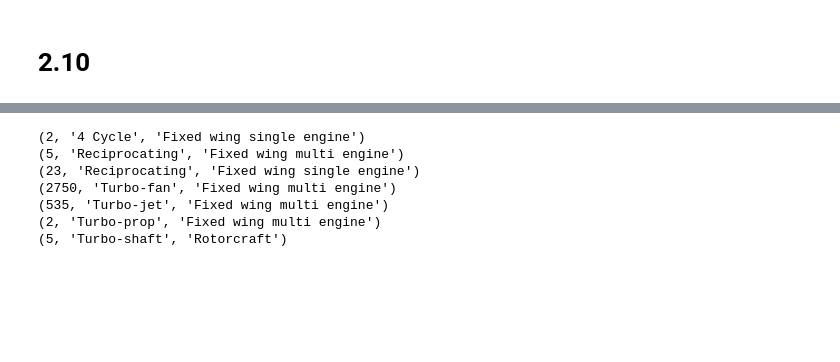
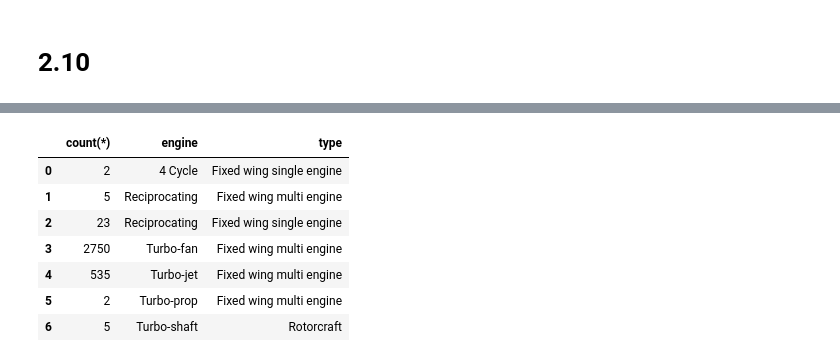
Before and after one commit to sweettirexkiller/numpy-learning, a Jupyter notebook: pandas-exercises.ipynb, the cells around one changed output, grey strips where cells are left out. Drawn from its saved outputs; the diff is of its cells as text; code cells hidden in the pictures; blank space fills up the shorter version.

```diff
--- a/pandas-exercises.ipynb
+++ b/pandas-exercises.ipynb
@@ -276,11 +258,12 @@ for row in con.execute('Select count(*), engine from planes group by engine'):
 # %%
-for row in con.execute('Select count(*), engine, type from planes group by engine,type'):
-    print(row)
+sql_result4 = pd.read_sql_query('select count(*),engine, type from planes group by engine,type', con)
+sql_result4
 # %% [output]
-(2, '4 Cycle', 'Fixed wing single engine')
-(5, 'Reciprocating', 'Fixed wing multi engine')
-(23, 'Reciprocating', 'Fixed wing single engine')
-(2750, 'Turbo-fan', 'Fixed wing multi engine')
-(535, 'Turbo-jet', 'Fixed wing multi engine')
-(2, 'Turbo-prop', 'Fixed wing multi engine')
-(5, 'Turbo-shaft', 'Rotorcraft')
+|  | count(*) | engine | type |
+| 0 | 2 | 4 Cycle | Fixed wing single engine |
+| 1 | 5 | Reciprocating | Fixed wing multi engine |
+| 2 | 23 | Reciprocating | Fixed wing single engine |
+| 3 | 2750 | Turbo-fan | Fixed wing multi engine |
+| 4 | 535 | Turbo-jet | Fixed wing multi engine |
+| 5 | 2 | Turbo-prop | Fixed wing multi engine |
+| 6 | 5 | Turbo-shaft | Rotorcraft |
```
Also changed, not shown: parts of 7 cells of this notebook.
